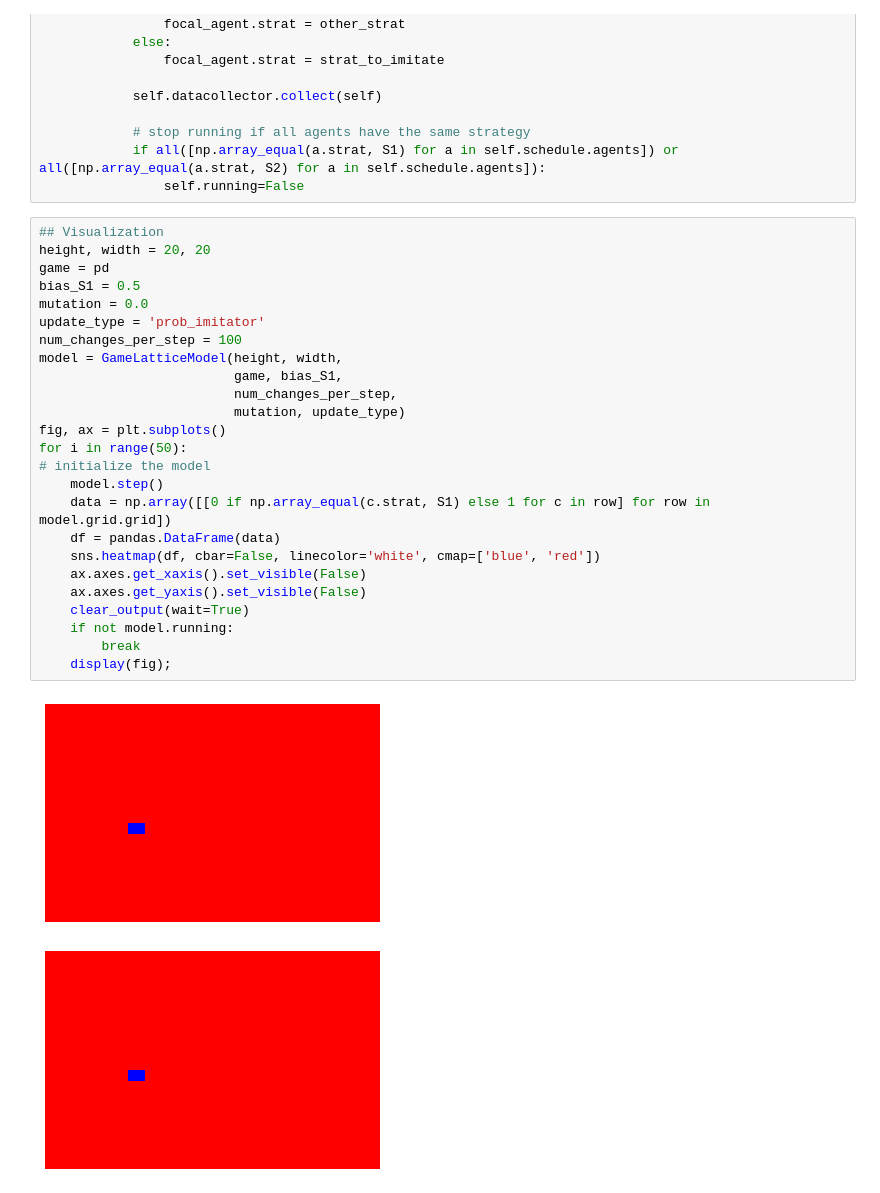
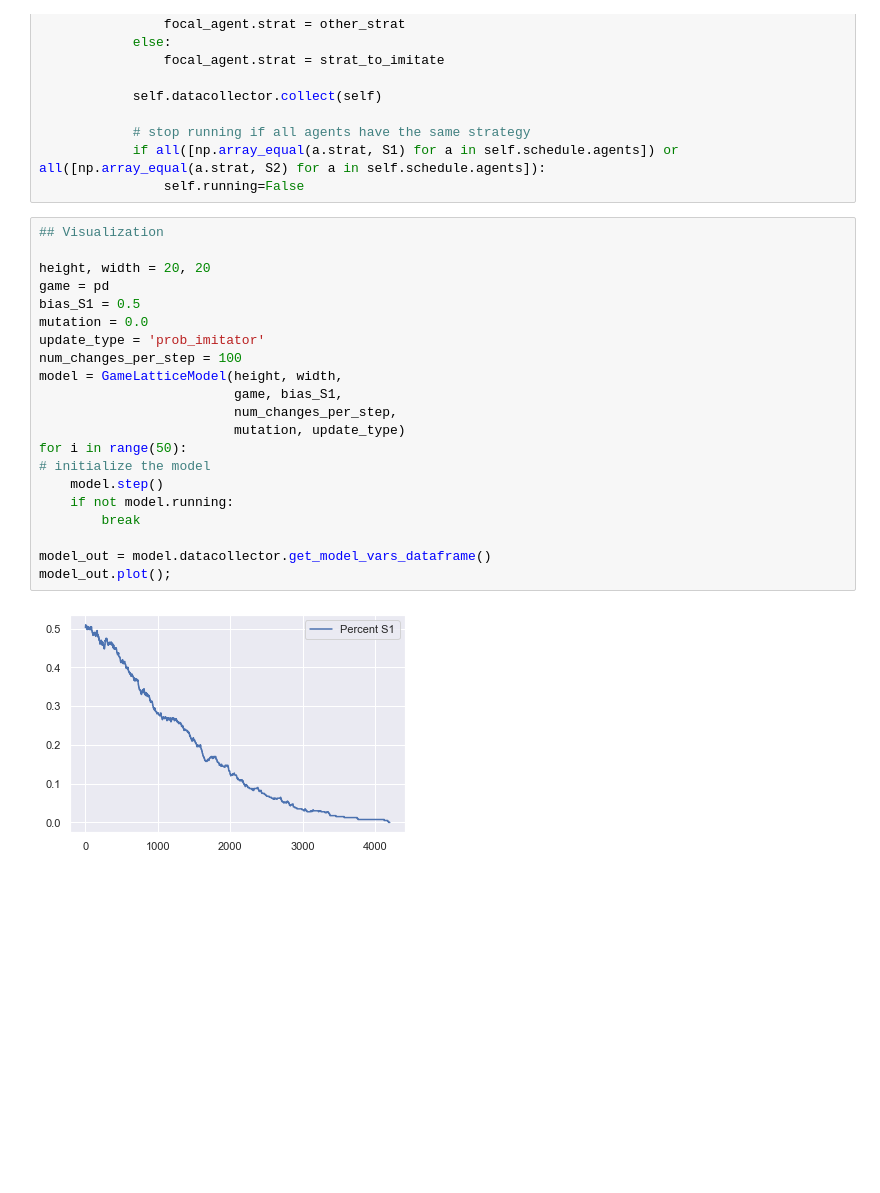
Before and after one commit to epacuit/ppe-simulations, a Jupyter notebook: course-content/game-theory/02-intro-game-theory.ipynb, the cells around one changed output. Drawn from its saved outputs; the diff is of its cells as text; blank space fills up the shorter version.

```diff
--- a/course-content/game-theory/02-intro-game-theory.ipynb
+++ b/course-content/game-theory/02-intro-game-theory.ipynb
@@ -613,29 +646,24 @@ class GameLatticeModel(Model):
                 self.running=False
 # %%
 ## Visualization
+
 height, width = 20, 20
 game = pd
 bias_S1 = 0.5
 mutation = 0.0
 update_type = 'prob_imitator'
 num_changes_per_step = 100
 model = GameLatticeModel(height, width,
                          game, bias_S1,
                          num_changes_per_step,
                          mutation, update_type)
-fig, ax = plt.subplots()
 for i in range(50):
 # initialize the model
     model.step()
-    data = np.array([[0 if np.array_equal(c.strat, S1) else 1 for c in row] for row in model.grid.grid])
-    df = pandas.DataFrame(data)
-    sns.heatmap(df, cbar=False, linecolor='white', cmap=['blue', 'red'])
-    ax.axes.get_xaxis().set_visible(False)
-    ax.axes.get_yaxis().set_visible(False)
-    clear_output(wait=True)
     if not model.running:
         break
-    display(fig);
+
+model_out = model.datacollector.get_model_vars_dataframe()
+model_out.plot();
 # %% [output]
-[figure, old version]
+[figure, new version]
-[figure, removed]
```
Also changed, not shown: parts of 13 cells of this notebook, 30 other files.
